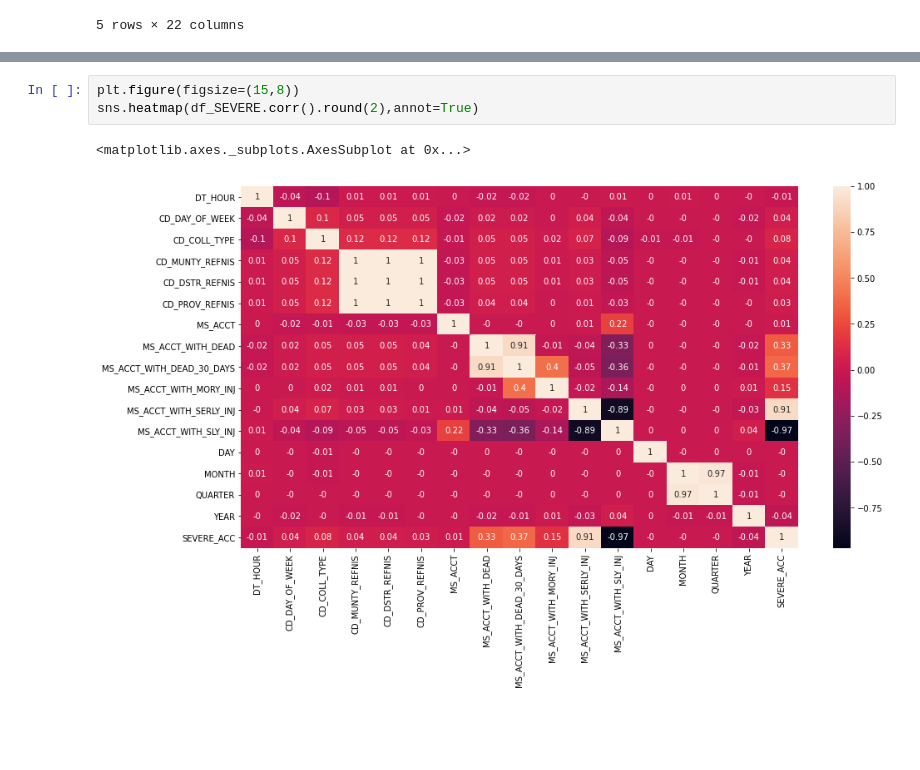
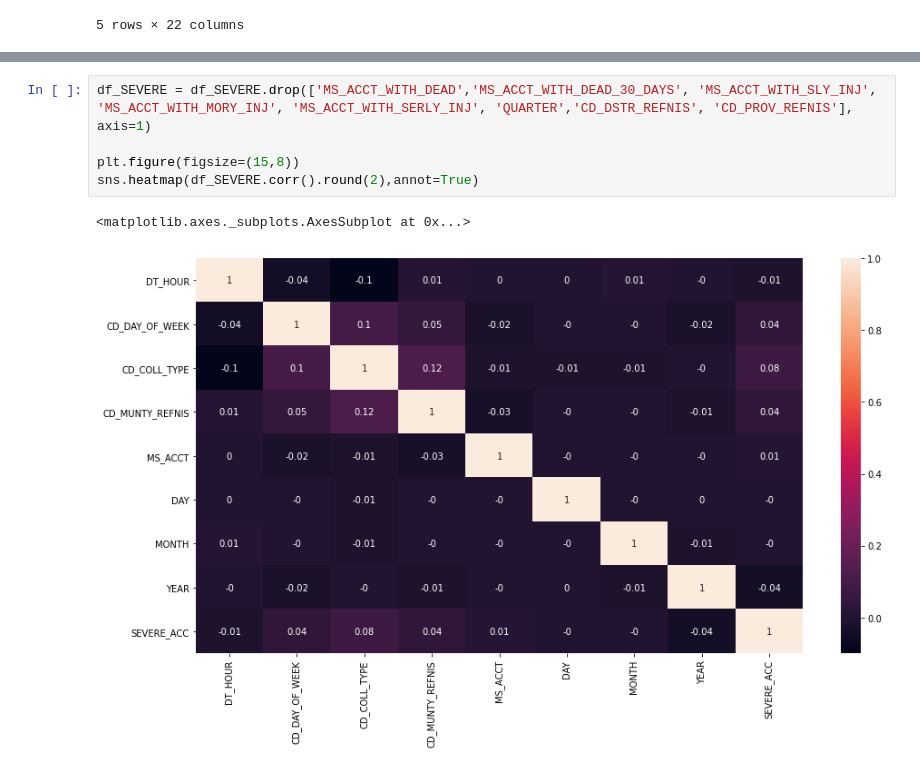
Before and after one commit to fmontoisy/Data-Science-IBM-Coursera, a Jupyter notebook: Final presentation capstone project.ipynb, the cells around one changed output, grey strips where cells are left out. Saved outputs shown, nothing was run; the diff lists cells and outputs as text; blank space fills up the shorter version.

```diff
--- a/Final presentation capstone project.ipynb
+++ b/Final presentation capstone project.ipynb
@@ -328,6 +331,8 @@ Now that all variables have been broadly separately analysed, let us check wheth
 # %%
+df_SEVERE = df_SEVERE.drop(['MS_ACCT_WITH_DEAD','MS_ACCT_WITH_DEAD_30_DAYS', 'MS_ACCT_WITH_SLY_INJ', 'MS_ACCT_WITH_MORY_INJ', 'MS_ACCT_WITH_SERLY_INJ', 'QUARTER','CD_DSTR_REFNIS', 'CD_PROV_REFNIS'], axis=1)
+
 plt.figure(figsize=(15,8))
 sns.heatmap(df_SEVERE.corr().round(2),annot=True)
 # %% [output]
 <matplotlib.axes._subplots.AxesSubplot at 0x...>
-[figure, old version]
+[figure, new version]
```
Also changed, not shown: parts of 17 cells of this notebook.
